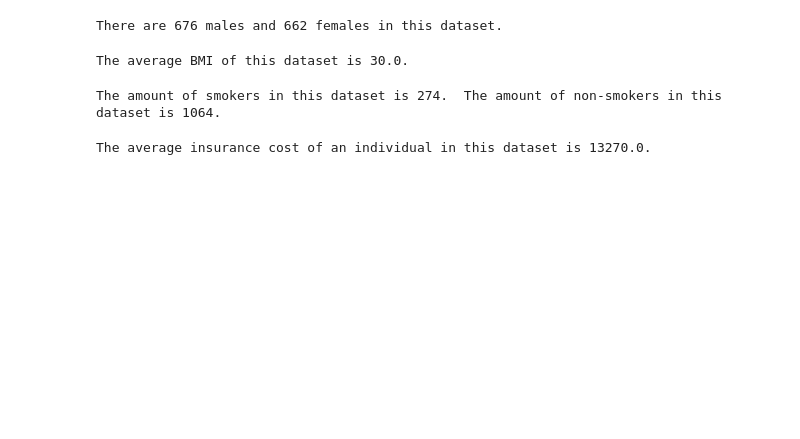
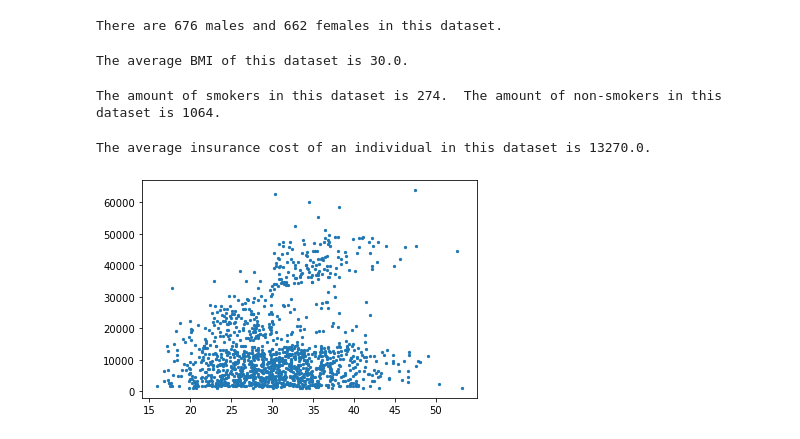
Before and after one commit to otdossett/Insurance-Data-Portfolio-Project, a Jupyter notebook: InsuranceDataNotebook.ipynb, the cells around one changed output. Saved outputs shown, nothing was run; the diff lists cells and outputs as text; code cells hidden in the pictures; blank space fills up the shorter version.

```diff
--- a/InsuranceDataNotebook.ipynb
+++ b/InsuranceDataNotebook.ipynb
@@ -65,10 +65,3 @@ class Patient_Data:
         for entry in self.charges:
             self.totalcharges += entry
         return self.totalcharges//self.charges.count()
-    def difference_in_cost(self, dataset):
-        tempdictionary = {}
-        for entry in self.dataset:
-            if entry not in tempdictionary:
-                tempdictionary[entry] = self.charges[self.data.set.index[entry]]
-            else:
-                tempdictionary[entry].append(self.charges[self.data.set.index[entry]])
@@ -96,3 +89,11 @@ avgcost = patient_Stats.average_charge()
 print("The average insurance cost of an individual in this dataset is {avcost}.".format(avcost = avgcost))
 # %% [output]
 The average insurance cost of an individual in this dataset is 13270.0.
+# %%
+fig, ax = plt.subplots()
+
+ax.scatter(patient_Stats.bmi, patient_Stats.charges, s=5)
+
+plt.show()
+# %% [output]
+[figure, added]
```
Also changed, not shown: parts of 3 cells of this notebook.
